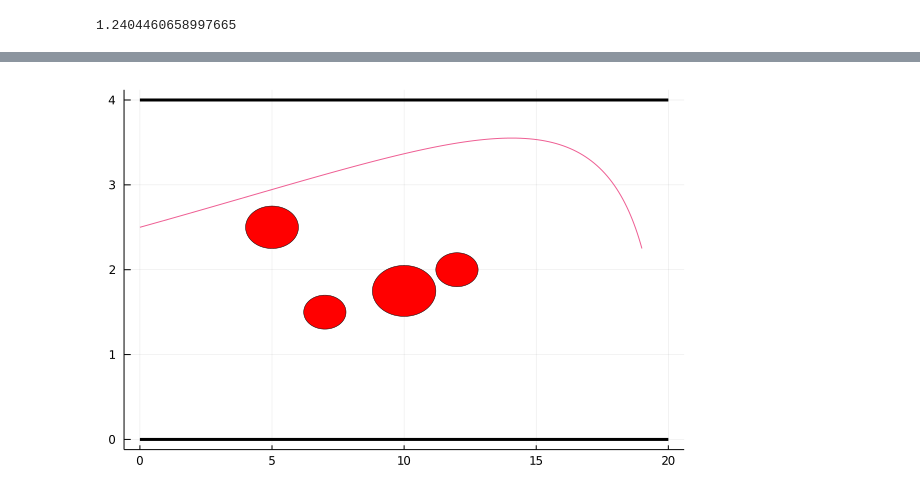
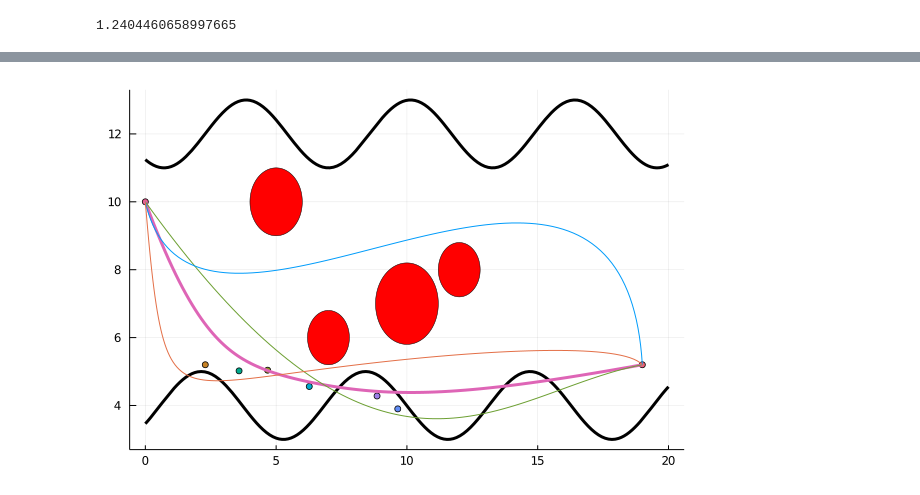
Before and after one commit to barrett370/Y4-Diss, a Jupyter notebook: code/classical/julia/Untitled1.ipynb, the cells around one changed output, grey strips where cells are left out. Saved outputs shown, nothing was run; the diff lists cells and outputs as text; code cells hidden in the pictures.

Commit message:
overhaul road coordinate system & implement penalty for close proximity to infeasible regions

```diff
--- a/code/classical/julia/Untitled1.ipynb
+++ b/code/classical/julia/Untitled1.ipynb
@@ -14,15 +14,17 @@ include("GA.jl")
 include("plottingUtils.jl")
 include("roadNetwork.jl")
 # %%
-boundary1(x) = 0
-boundary2(x) = 4
+# boundary1(x) = 0
+# boundary2(x) = 15
+boundary1(x) = sin(x+12)+4
+boundary2(x) = sin(x+4)+12
 o1 = Circle(1,Point(5,10))
 o2 = Circle(1.2,Point(10,7))
 o3 = Circle(0.8,Point(7,6))
 o4 = Circle(0.8,Point(12,8))
 # o2 = Rectangle(3,2,Point(10,7))
 start_point = Point(0,10)
-goal_point = Point(19,9)
+goal_point = Point(19,5.2)
 
 road = Road(boundary1,boundary2,[o1,o2,o3,o4])
 # %% [output]
@@ -120,4 +110,11 @@ P = GA(start_point,goal_point,road,10)
+# %%
+include("GA.jl")
+include("roadNetwork.jl")
+include("plottingUtils.jl")
+P = GA(start_point,goal_point,road,2);
 # %%
-plotGeneration!(draw_road(road,0,20),P[1:1],road)
+plotGeneration!(draw_road(road,0,20),P[1:4],road)
+
+# map(i->isFeasible(road,i),P)
 # %% [output]
-[figure, old version]
+[figure, new version]
```
Also changed, not shown: parts of 10 cells of this notebook, 9 other files.
